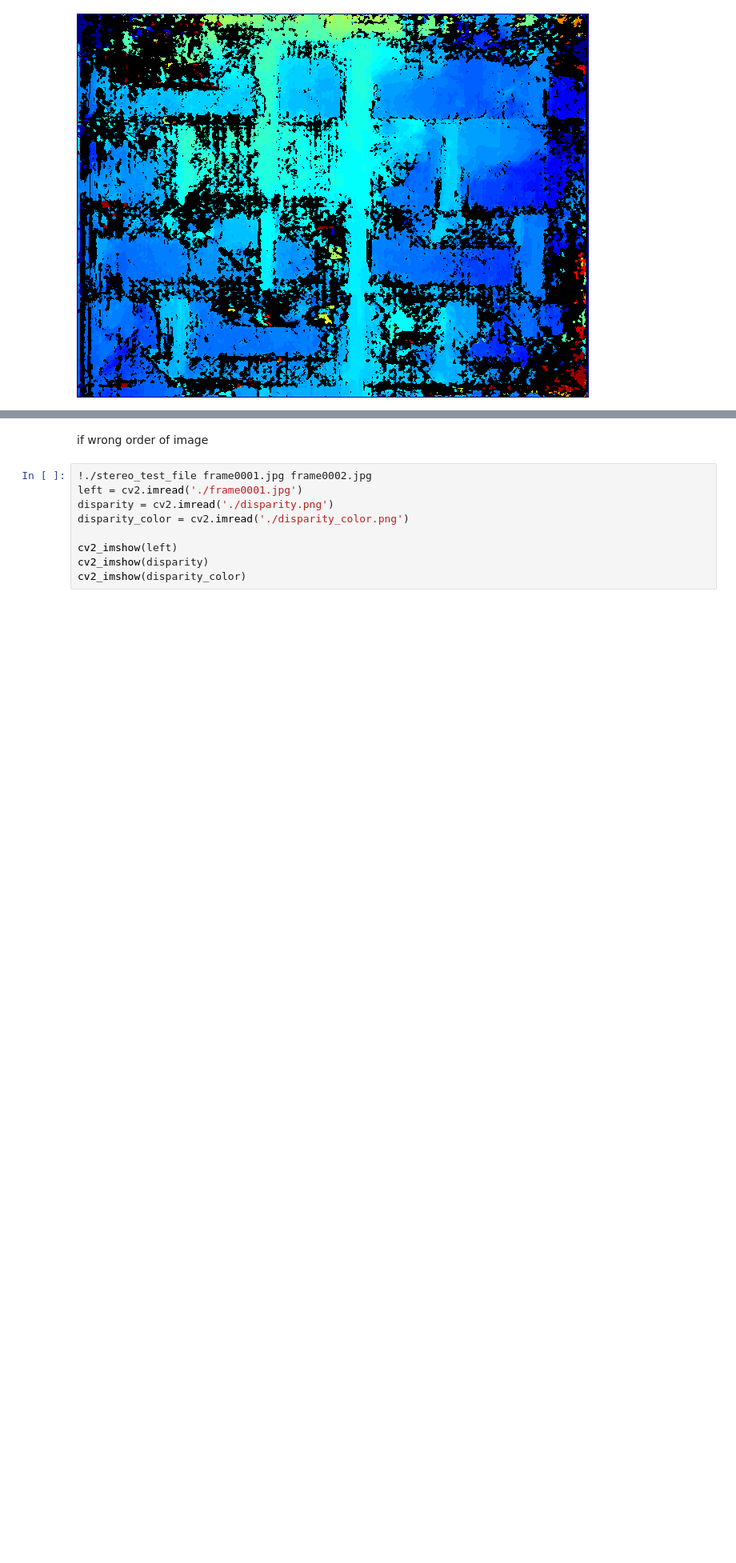
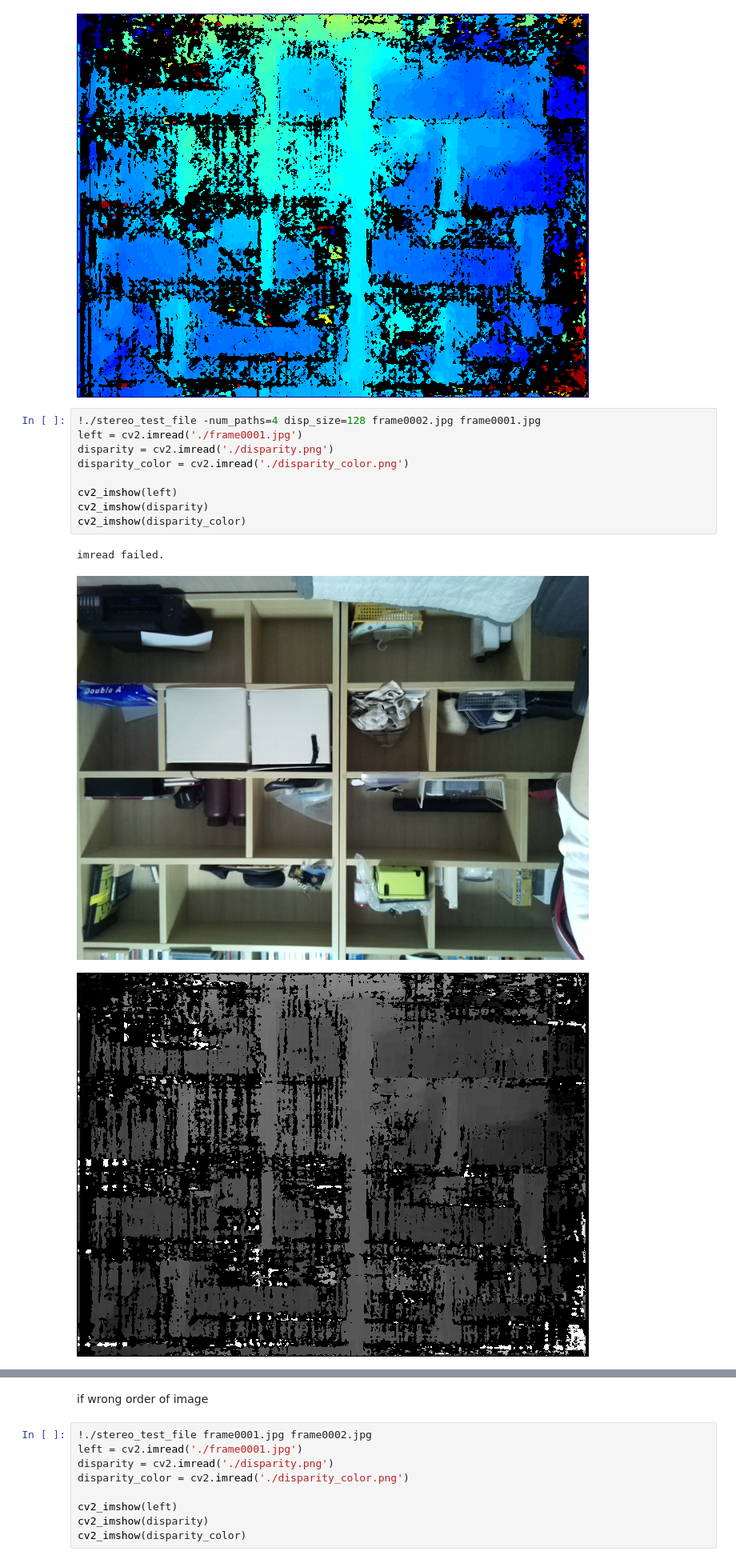
Before and after one commit to Miragecore/SandBox, a Jupyter notebook: libSGM_test-raw.ipynb, the cells around one changed output, grey strips where cells are left out. Shown at 80% size. Saved outputs shown, nothing was run; the diff lists cells and outputs as text; blank space fills up the shorter version.

```diff
--- a/libSGM_test-raw.ipynb
+++ b/libSGM_test-raw.ipynb
@@ -178,3 +238,16 @@ cv2_imshow(disparity_color)
 [figure]
 [figure]
 [figure]
+# %%
+!./stereo_test_file -num_paths=4 disp_size=128 frame0002.jpg frame0001.jpg
+left = cv2.imread('./frame0001.jpg')
+disparity = cv2.imread('./disparity.png')
+disparity_color = cv2.imread('./disparity_color.png')
+
+cv2_imshow(left)
+cv2_imshow(disparity)
+cv2_imshow(disparity_color)
+# %% [output]
+imread failed.
+[figure, added]
+[figure, added]
```
Also changed, not shown: parts of 7 cells of this notebook.
